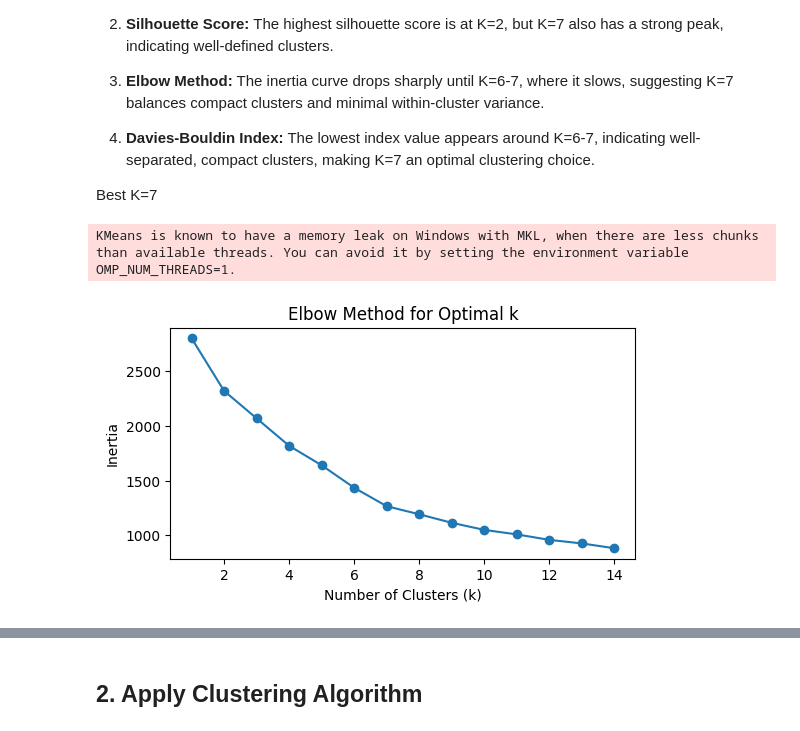
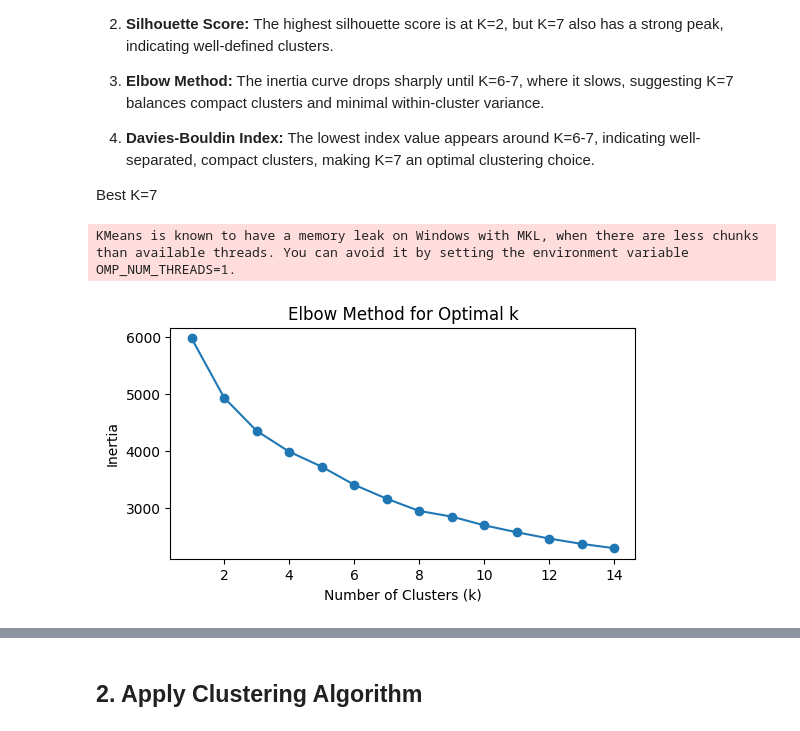
Before and after one commit to Makster04/Phase_4_Project, a Jupyter notebook: Project.ipynb, the cells around one changed output, grey strips where cells are left out. Saved outputs shown, nothing was run; the diff lists cells and outputs as text; code cells hidden in the pictures.

```diff
--- a/Project.ipynb
+++ b/Project.ipynb
@@ -423,24 +404,30 @@ scaler = StandardScaler()
 X_scaled = scaler.fit_transform(X)
 # %%
 # Determine the optimal number of clusters using the Elbow Method
+from sklearn.impute import SimpleImputer
+
+# Create an imputer that replaces NaNs with the mean of the respective column
+imputer = SimpleImputer(strategy="mean")
+X_scaled = imputer.fit_transform(X_scaled)
+
 inertia = []
 k_range = range(1, 15)
 
 for k in k_range:
     kmeans = KMeans(n_clusters=k, random_state=42, n_init=10)
     kmeans.fit(X_scaled)
     inertia.append(kmeans.inertia_)
 
 # Plot the Elbow Curve
 plt.figure(figsize=(6, 3))
 plt.plot(k_range, inertia, marker="o")
 plt.xlabel("Number of Clusters (k)")
 plt.ylabel("Inertia")
 plt.title("Elbow Method for Optimal k")
 plt.show()
 # %% [output]
 KMeans is known to have a memory leak on Windows with MKL, when there are less chunks than available threads. You can avoid it by setting the environment variable OMP_NUM_THREADS=1.
-[figure, old version]
+[figure, new version]
 # %%
 from sklearn.metrics import silhouette_score
 
```
Also changed, not shown: parts of 15 cells of this notebook, 6 other files.
